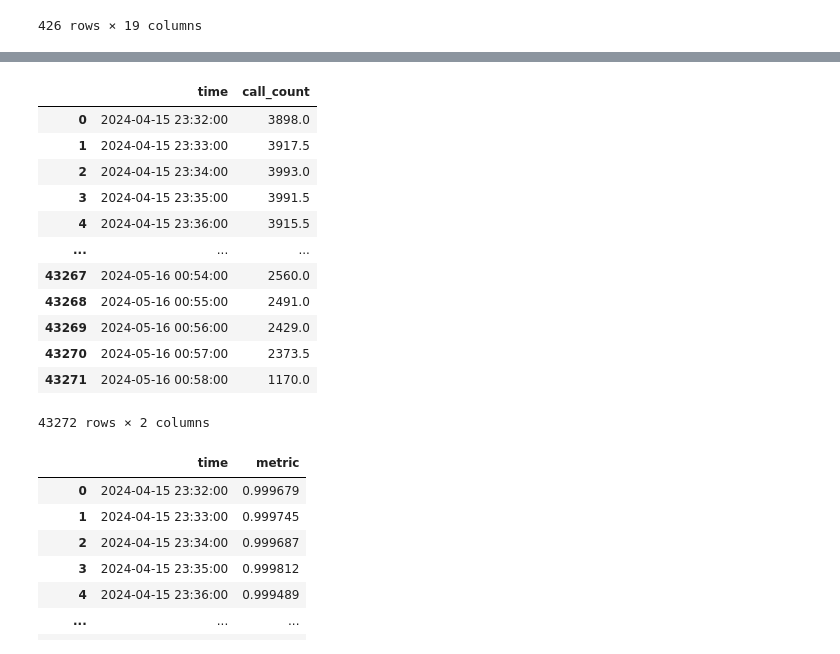
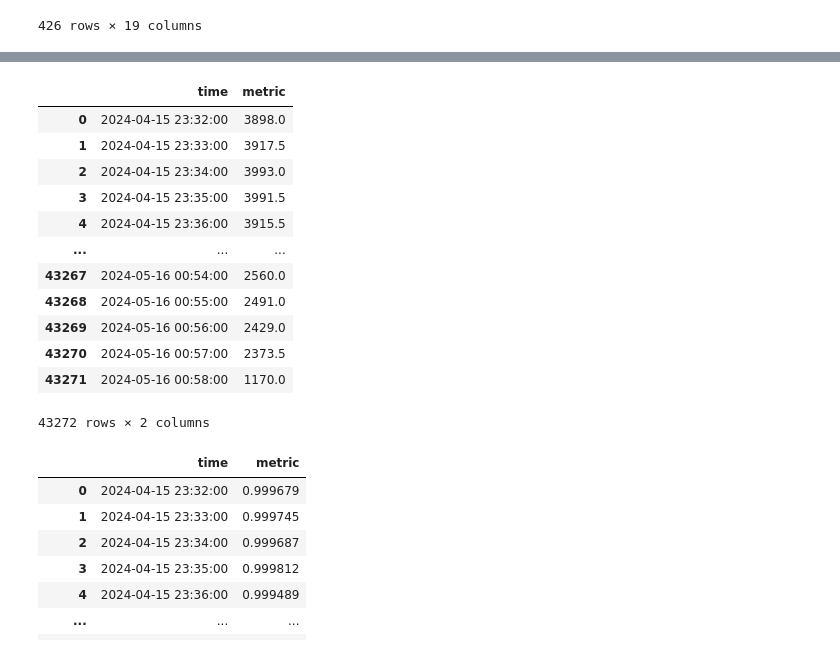
Before and after one commit to REU-DS-CLUB/redlab_hack, a Jupyter notebook: Analyst.ipynb, the cells around one changed output, grey strips where cells are left out. Drawn from its saved outputs; the diff is of its cells as text; code cells hidden in the pictures.

Commit message:
add metric calculatiing

```diff
--- a/Analyst.ipynb
+++ b/Analyst.ipynb
@@ -114,22 +143,22 @@ def web_response(data: pd.DataFrame)-> pd.DataFrame:
 # %%
 def throughput(data: pd.DataFrame) -> pd.DataFrame:
 
     filtered_data = data[
         (data['language'] == 'java') &
         (data['app_name'] == '[GMonit] Collector') &
         (data['scope'].isna()) &
         (data['name'] == 'HttpDispatcher')
     ]
 
     aggregated_data = filtered_data.groupby('point').agg({'call_count': 'sum'}).reset_index()
-    aggregated_data.rename(columns={'point': 'time'}, inplace=True)
+    aggregated_data.rename(columns={'point': 'time', 'call_count':"metric"}, inplace=True)
     result_data = aggregated_data.sort_values(by='time')
     return result_data
 
 
 throughput(data)
 # %% [output]
-|  | time | call_count |
+|  | time | metric |
 | 0 | 2024-04-15 23:32:00 | 3898.0 |
 | 1 | 2024-04-15 23:33:00 | 3917.5 |
 | 2 | 2024-04-15 23:34:00 | 3993.0 |
```
Also changed, not shown: parts of 16 cells of this notebook.
